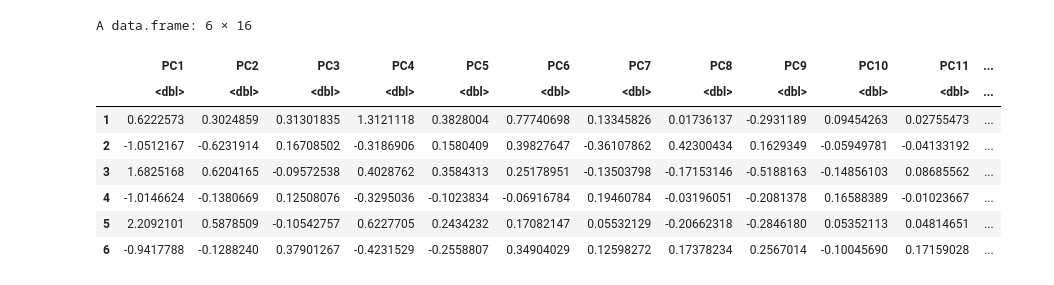
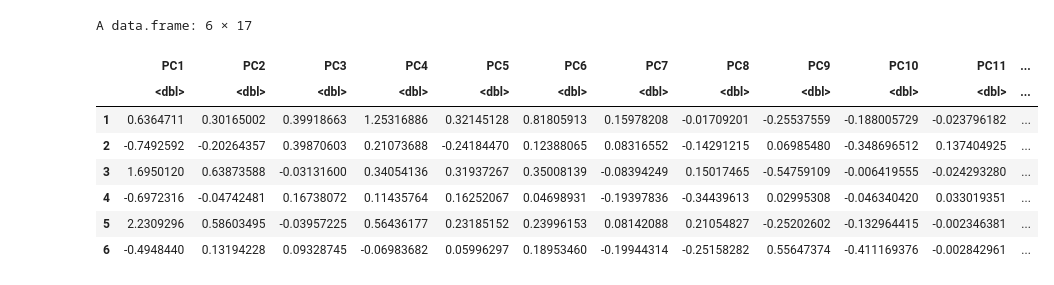
Before and after one commit to WayScience/live_cell_timelapse_apoptosis_analysis, a Jupyter notebook: 5.bulk_timelapse_model/notebooks/4.plot_results.ipynb, the cells around one changed output. Cells and saved outputs as stored; diff of their text form; code cells hidden in the pictures.

```diff
--- a/5.bulk_timelapse_model/notebooks/4.plot_results.ipynb
+++ b/5.bulk_timelapse_model/notebooks/4.plot_results.ipynb
@@ -52,7 +52,9 @@ actual_results <- actual_results %>%
 
 columns_to_keep <- colnames(actual_results)
 
+
+
 results_file_path <- file.path("../results/predicted_terminal_profiles_from_all_time_points.parquet")
 results <- arrow::read_parquet(results_file_path)
 
-results <- results[, colnames(results) %in% columns_to_keep]
+subset_results <- results[, colnames(results) %in% columns_to_keep]
@@ -59,14 +67,15 @@ results <- results[, colnames(results) %in% columns_to_keep]
 # %%
 
 # merge the two dataframes on the columns "Metadata_Time" and "Metadata_dose" Metadata_Well
-merged_results <- rbind(actual_results, results)
+merged_results <- rbind(actual_results, subset_results)
 merged_results$Metadata_Time <- as.numeric(merged_results$Metadata_Time) * 30
 merged_results$shuffled <- gsub("TRUE", "Shuffled", merged_results$shuffled)
 merged_results$shuffled <- gsub("FALSE", "Not shuffled", merged_results$shuffled)
+merged_results$Metadata_dose <- as.numeric(merged_results$Metadata_dose)
 merged_results$Metadata_dose <- factor(
     merged_results$Metadata_dose,
     levels = c(
-        '0.0',
+        '0',
         '0.61',
         '1.22',
         '2.44',
@@ -78,5 +87,3 @@ merged_results$Metadata_dose <- factor(
         '156.25'
     )
 )
-print(dim(merged_results))
-head(merged_results)
@@ -94,35 +90,49 @@ A tibble: 6 × 15
+# %%
+
+# map the train_test to the merged data
+train_test_df <- results %>%
+  select(Metadata_Well, Metadata_data_split) %>%
+  distinct() %>%
+  mutate(Metadata_data_split = gsub("train", "Train", Metadata_data_split)) %>%
+  mutate(Metadata_data_split = gsub("test", "Test", Metadata_data_split)) %>%
+  mutate(Metadata_data_split = gsub("validation", "Validation", Metadata_data_split))
+# map the data split by well to the merged data
+merged_results <- merged_results %>%
+  left_join(train_test_df, by = c("Metadata_Well"))
+merged_results$Metadata_data_split <- gsub("non_Trained_pair", "Train", merged_results$Metadata_data_split)
 # %%
 # get the pca of the results
-metadata_columns <- c("Metadata_Time", "Metadata_dose", "Metadata_Well", "shuffled")
+metadata_columns <- c("Metadata_Time", "Metadata_dose", "Metadata_Well", "shuffled", "Metadata_data_split")
 # drop the metadata columns from the dataframe
 pcadf <- merged_results[, !colnames(merged_results) %in% metadata_columns]
 
 pca <- prcomp(pcadf, center = TRUE, scale. = TRUE)
 # get the pca of the results
 pca_df <- data.frame(pca$x)
 pca_df$Metadata_Time <- merged_results$Metadata_Time
 pca_df$Metadata_dose <- merged_results$Metadata_dose
 pca_df$Metadata_Well <- merged_results$Metadata_Well
+pca_df$Metadata_data_split <- merged_results$Metadata_data_split
 pca_df$shuffled <- merged_results$shuffled
 pca_df$Metadata_Time <- as.double((pca_df$Metadata_Time))
 pca_df$Metadata_dose <- as.factor(pca_df$Metadata_dose)
 
 pca_df$PC1 <- as.numeric(pca_df$PC1)
 pca_df <- pca_df %>%
   mutate(Group = Metadata_Well) %>%
   arrange(Metadata_Well, Metadata_Time)
 pca_df <- pca_df %>% arrange(Group)
 head(pca_df)
 # %% [output]
-A data.frame: 6 × 16
+A data.frame: 6 × 17
 |  | PC1 | PC2 | PC3 | PC4 | PC5 | PC6 | PC7 | PC8 | PC9 | PC10 | PC11 | ... |
 |  | <dbl> | <dbl> | <dbl> | <dbl> | <dbl> | <dbl> | <dbl> | <dbl> | <dbl> | <dbl> | <dbl> | ... |
-| 1 | 0.6222573 | 0.3024859 | 0.31301835 | 1.3121118 | 0.3828004 | 0.77740698 | 0.13345826 | 0.01736137 | -0.2931189 | 0.09454263 | 0.02755473 | ... |
-| 2 | -1.0512167 | -0.6231914 | 0.16708502 | -0.3186906 | 0.1580409 | 0.39827647 | -0.36107862 | 0.42300434 | 0.1629349 | -0.05949781 | -0.04133192 | ... |
-| 3 | 1.6825168 | 0.6204165 | -0.09572538 | 0.4028762 | 0.3584313 | 0.25178951 | -0.13503798 | -0.17153146 | -0.5188163 | -0.14856103 | 0.08685562 | ... |
-| 4 | -1.0146624 | -0.1380669 | 0.12508076 | -0.3295036 | -0.1023834 | -0.06916784 | 0.19460784 | -0.03196051 | -0.2081378 | 0.16588389 | -0.01023667 | ... |
-| 5 | 2.2092101 | 0.5878509 | -0.10542757 | 0.6227705 | 0.2434232 | 0.17082147 | 0.05532129 | -0.20662318 | -0.2846180 | 0.05352113 | 0.04814651 | ... |
-| 6 | -0.9417788 | -0.1288240 | 0.37901267 | -0.4231529 | -0.2558807 | 0.34904029 | 0.12598272 | 0.17378234 | 0.2567014 | -0.10045690 | 0.17159028 | ... |
+| 1 | 0.6364711 | 0.30165002 | 0.39918663 | 1.25316886 | 0.32145128 | 0.81805913 | 0.15978208 | -0.01709201 | -0.25537559 | -0.188005729 | -0.023796182 | ... |
+| 2 | -0.7492592 | -0.20264357 | 0.39870603 | 0.21073688 | -0.24184470 | 0.12388065 | 0.08316552 | -0.14291215 | 0.06985480 | -0.348696512 | 0.137404925 | ... |
+| 3 | 1.6950120 | 0.63873588 | -0.03131600 | 0.34054136 | 0.31937267 | 0.35008139 | -0.08394249 | 0.15017465 | -0.54759109 | -0.006419555 | -0.024293280 | ... |
+| 4 | -0.6972316 | -0.04742481 | 0.16738072 | 0.11435764 | 0.16252067 | 0.04698931 | -0.19397836 | -0.34439613 | 0.02995308 | -0.046340420 | 0.033019351 | ... |
+| 5 | 2.2309296 | 0.58603495 | -0.03957225 | 0.56436177 | 0.23185152 | 0.23996153 | 0.08142088 | 0.21054827 | -0.25202602 | -0.132964415 | -0.002346381 | ... |
+| 6 | -0.4948440 | 0.13194228 | 0.09328745 | -0.06983682 | 0.05996297 | 0.18953460 | -0.19944314 | -0.25158282 | 0.55647374 | -0.411169376 | -0.002842961 | ... |
 # %%
 width <- 10
 height <- 5
```
Also changed, not shown: parts of 8 cells of this notebook, 9 other files.
